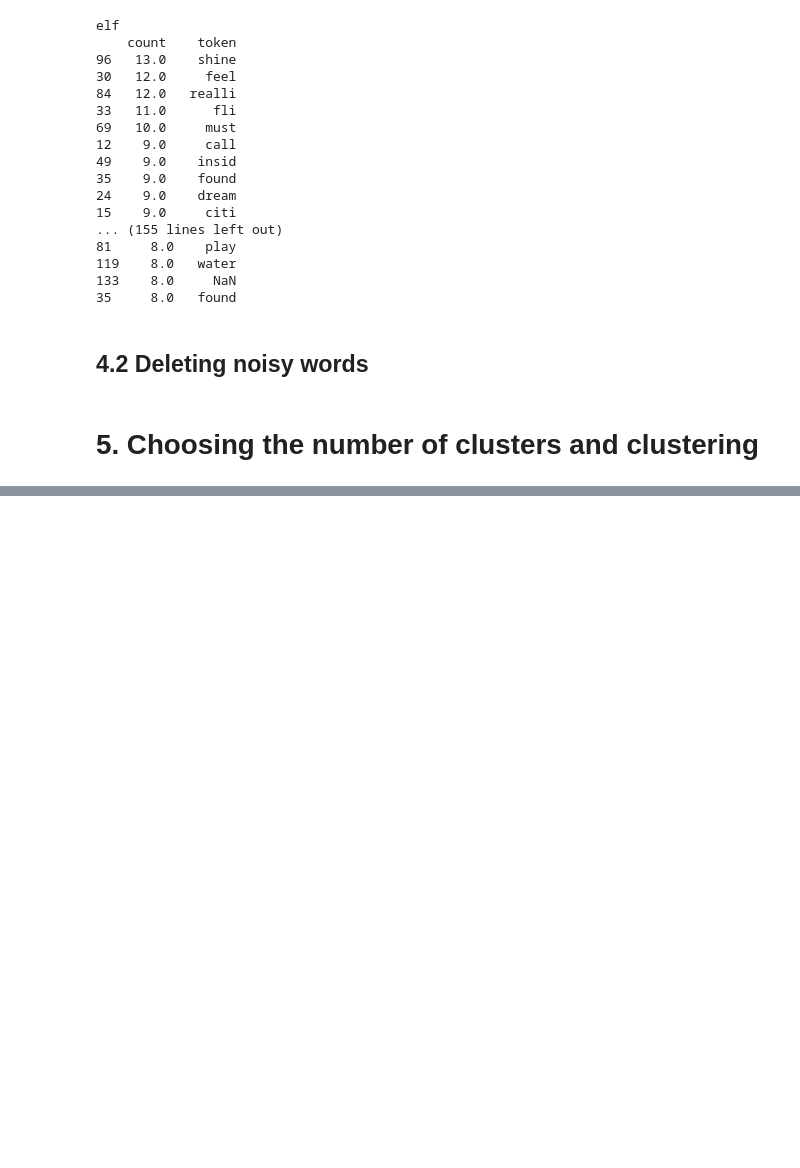
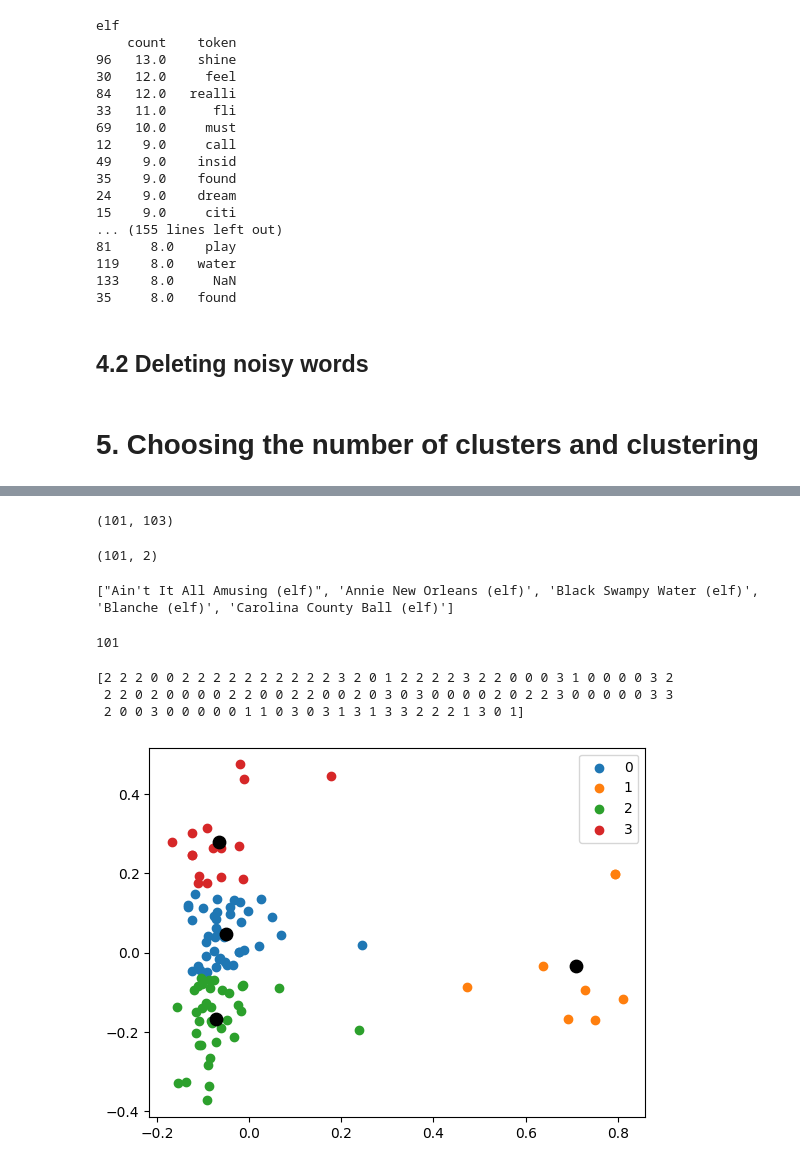
Before and after one commit to am-tropin/english-song-lyrics, a Jupyter notebook: clustering_of_Dio_bands.ipynb, the cells around one changed output, grey strips where cells are left out. Drawn from its saved outputs; the diff is of its cells as text; code cells hidden in the pictures; blank space fills up the shorter version.

Commit message:
added scatterplot

```diff
--- a/clustering_of_Dio_bands.ipynb
+++ b/clustering_of_Dio_bands.ipynb
@@ -466,0 +444,36 @@ dio_clusters_df.to_csv('dio_clusters.csv', sep='\t', encoding='utf-8', index=Fal
+# %%
+print(tfidf_matrix_fixed.shape)
+# %% [output]
+(101, 103)
+# %%
+pca = PCA(2) # for 2D plot
+
+df = pca.fit_transform(tfidf_matrix_fixed.toarray()) # .toarray() == transform sparse matrix to numpy array
+print(df.shape)
+# %% [output]
+(101, 2)
+# %%
+ronnie_titles = list(ronnie_discography['song'] + ' (' + ronnie_discography['band'] + ')')
+print(ronnie_titles[:5])
+len(ronnie_titles)
+# %% [output]
+["Ain't It All Amusing (elf)", 'Annie New Orleans (elf)', 'Black Swampy Water (elf)', 'Blanche (elf)', 'Carolina County Ball (elf)']
+101
+# %%
+kmeans = KMeans(n_clusters=4, n_init=10)
+label = kmeans.fit_predict(df)
+centroids = kmeans.cluster_centers_
+
+print(label)
+# %% [output]
+[2 2 2 0 0 2 2 2 2 2 2 2 2 2 2 3 2 0 1 2 2 2 2 3 2 2 0 0 0 3 1 0 0 0 0 3 2
+ 2 2 0 2 0 0 0 0 2 2 0 0 2 2 0 0 2 0 3 0 3 0 0 0 0 2 0 2 2 3 0 0 0 0 0 3 3
+ 2 0 0 3 0 0 0 0 0 1 1 0 3 0 3 1 3 1 3 3 2 2 2 1 3 0 1]
+# %%
+for i in np.unique(label):
+    plt.scatter(df[label == i, 0], df[label == i, 1], label=i)
+plt.scatter(centroids[:,0], centroids[:,1], s=80, color='black')
+plt.legend()
+plt.show()
+# %% [output]
+[figure, added]
```
Also changed, not shown: parts of 23 cells of this notebook, 1 other file.
